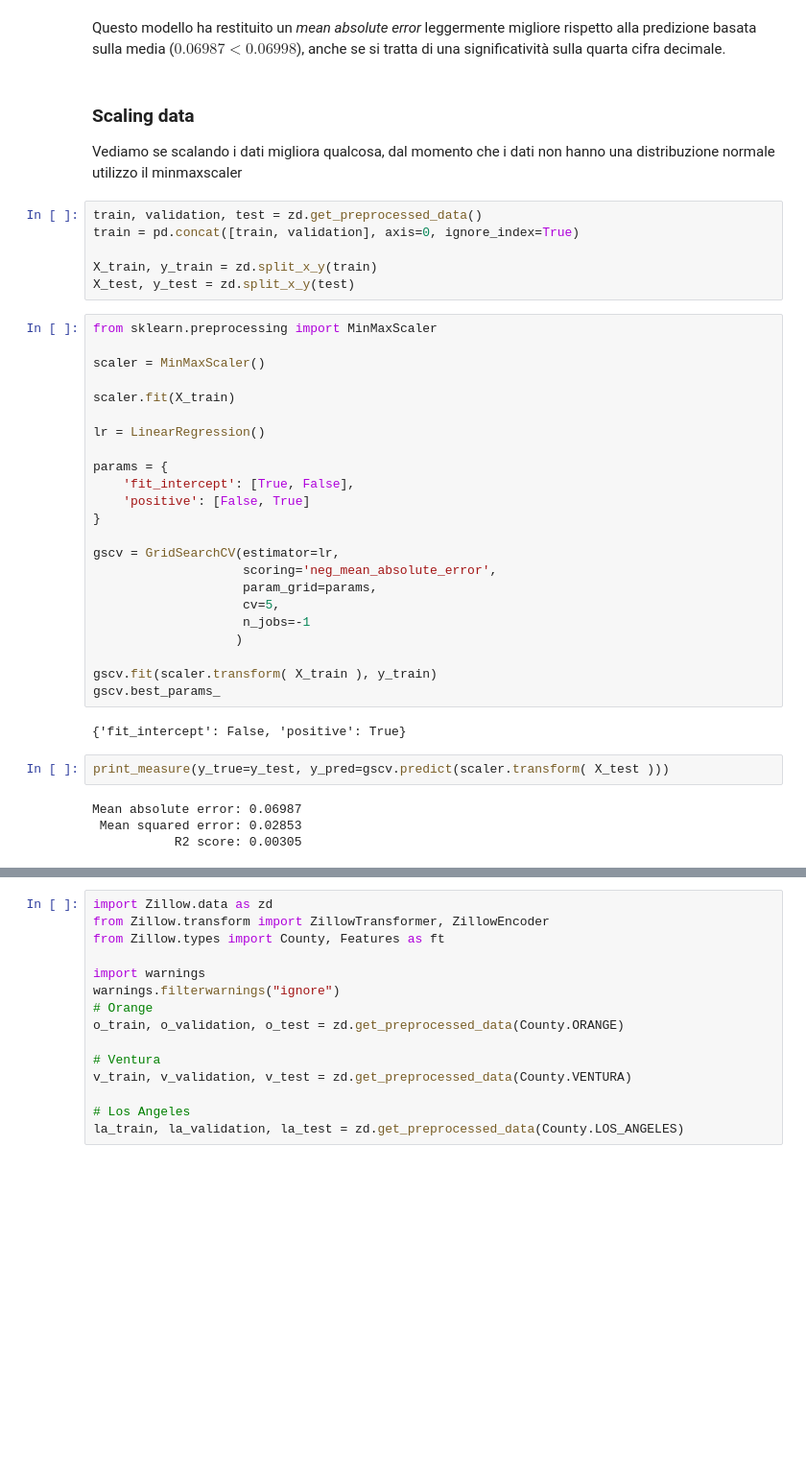
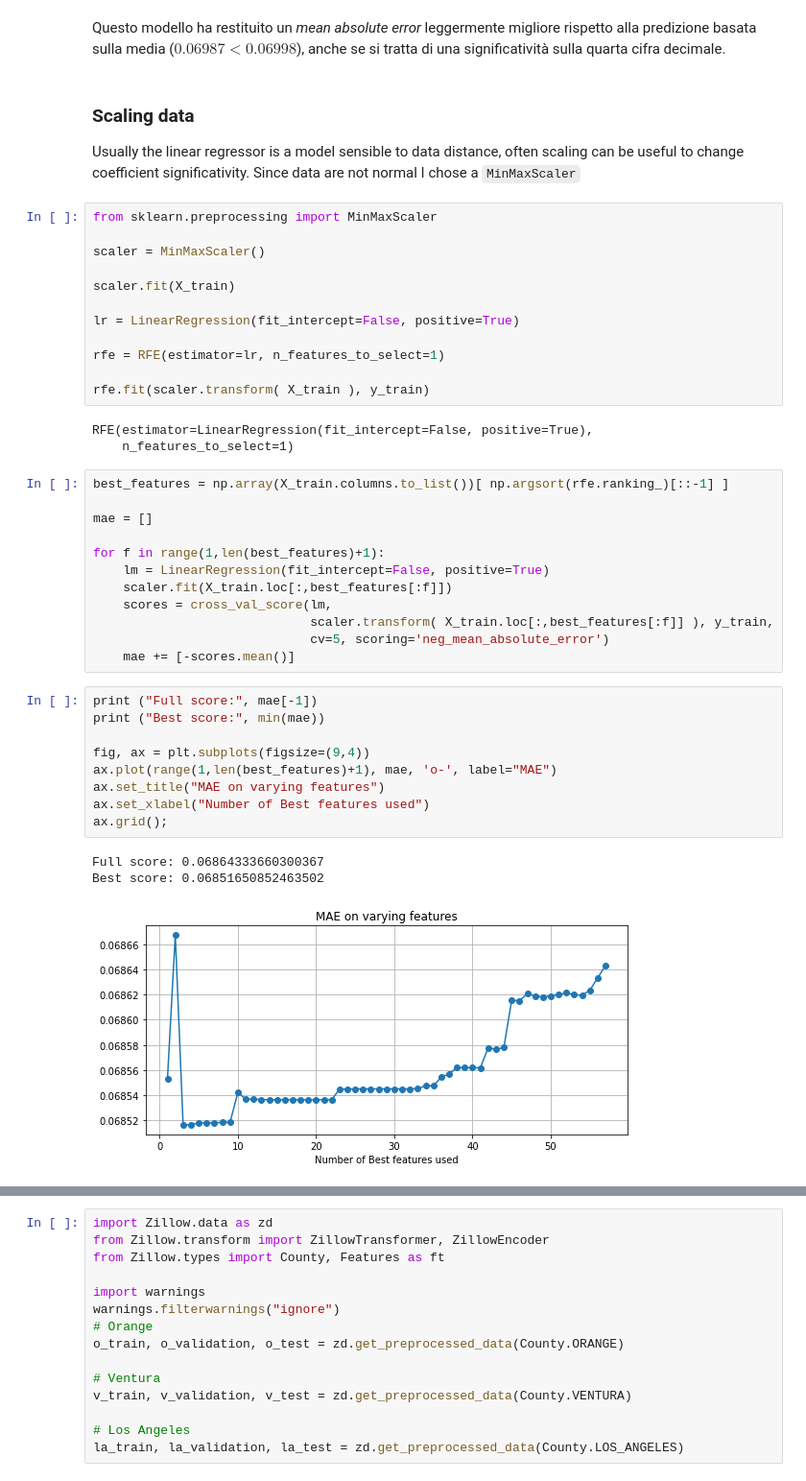
Before and after one commit to matteospanio/zillow-prize, a Jupyter notebook: 03 - Linear Regression and Decision Tree predictions.ipynb, the cells around one changed output, grey strips where cells are left out. Shown: that part at 96% size. Drawn from its saved outputs; the diff is of its cells as text; blank space fills up the shorter version.

```diff
--- a/03 - Linear Regression and Decision Tree predictions.ipynb
+++ b/03 - Linear Regression and Decision Tree predictions.ipynb
@@ -98,13 +148,7 @@ Questo modello ha restituito un *mean absolute error* leggermente migliore rispe
 # %% [markdown]
 ### Scaling data
 
-Vediamo se scalando i dati migliora qualcosa, dal momento che i dati non hanno una distribuzione normale utilizzo il minmaxscaler
+Usually the linear regressor is a model sensible to data distance, often scaling can be useful to change coefficient significativity. Since data are not normal I chose a `MinMaxScaler`
-# %%
-train, validation, test = zd.get_preprocessed_data()
-train = pd.concat([train, validation], axis=0, ignore_index=True)
-
-X_train, y_train = zd.split_x_y(train)
-X_test, y_test = zd.split_x_y(test)
 # %%
 from sklearn.preprocessing import MinMaxScaler
 
@@ -112,27 +156,36 @@ scaler = MinMaxScaler()
 
 scaler.fit(X_train)
 
-lr = LinearRegression()
+lr = LinearRegression(fit_intercept=False, positive=True)
 
-params = {
-    'fit_intercept': [True, False],
-    'positive': [False, True]
-}
+rfe = RFE(estimator=lr, n_features_to_select=1)
 
-gscv = GridSearchCV(estimator=lr,
-                    scoring='neg_mean_absolute_error',
-                    param_grid=params,
-                    cv=5,
-                    n_jobs=-1
-                   )
-
-gscv.fit(scaler.transform( X_train ), y_train)
-gscv.best_params_
+rfe.fit(scaler.transform( X_train ), y_train)
 # %% [output]
-{'fit_intercept': False, 'positive': True}
+RFE(estimator=LinearRegression(fit_intercept=False, positive=True),
+    n_features_to_select=1)
 # %%
-print_measure(y_true=y_test, y_pred=gscv.predict(scaler.transform( X_test )))
+best_features = np.array(X_train.columns.to_list())[ np.argsort(rfe.ranking_)[::-1] ]
+
+mae = []
+
+for f in range(1,len(best_features)+1):
+    lm = LinearRegression(fit_intercept=False, positive=True)
+    scaler.fit(X_train.loc[:,best_features[:f]])
+    scores = cross_val_score(lm,
+                             scaler.transform( X_train.loc[:,best_features[:f]] ), y_train,
+                             cv=5, scoring='neg_mean_absolute_error')
+    mae += [-scores.mean()]
-# %% [output]
-Mean absolute error: 0.06987
- Mean squared error: 0.02853
-           R2 score: 0.00305
+# %%
+print ("Full score:", mae[-1])
+print ("Best score:", min(mae))
+
+fig, ax = plt.subplots(figsize=(9,4))
+ax.plot(range(1,len(best_features)+1), mae, 'o-', label="MAE")
+ax.set_title("MAE on varying features")
+ax.set_xlabel("Number of Best features used")
+ax.grid();
+# %% [output]
+Full score: 0.06864333660300367
+Best score: 0.06851650852463502
+[figure, added]
```
Also changed, not shown: parts of 44 cells of this notebook, 3 other files.
